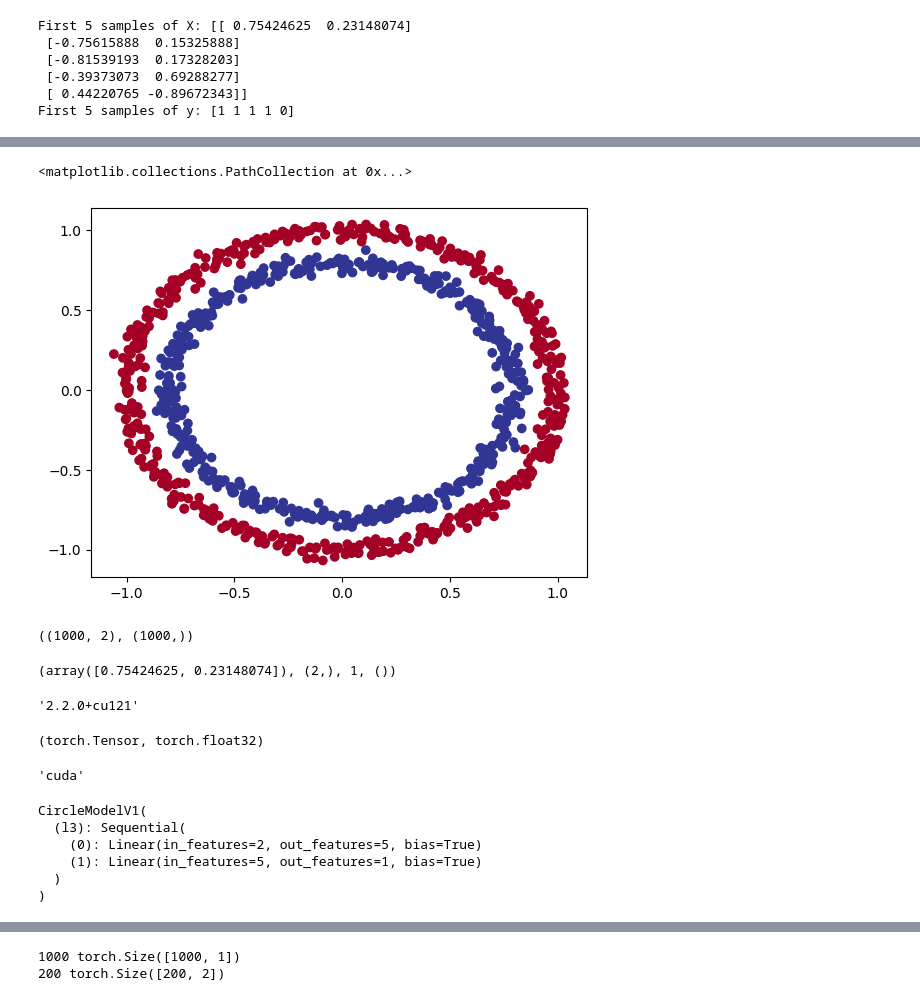
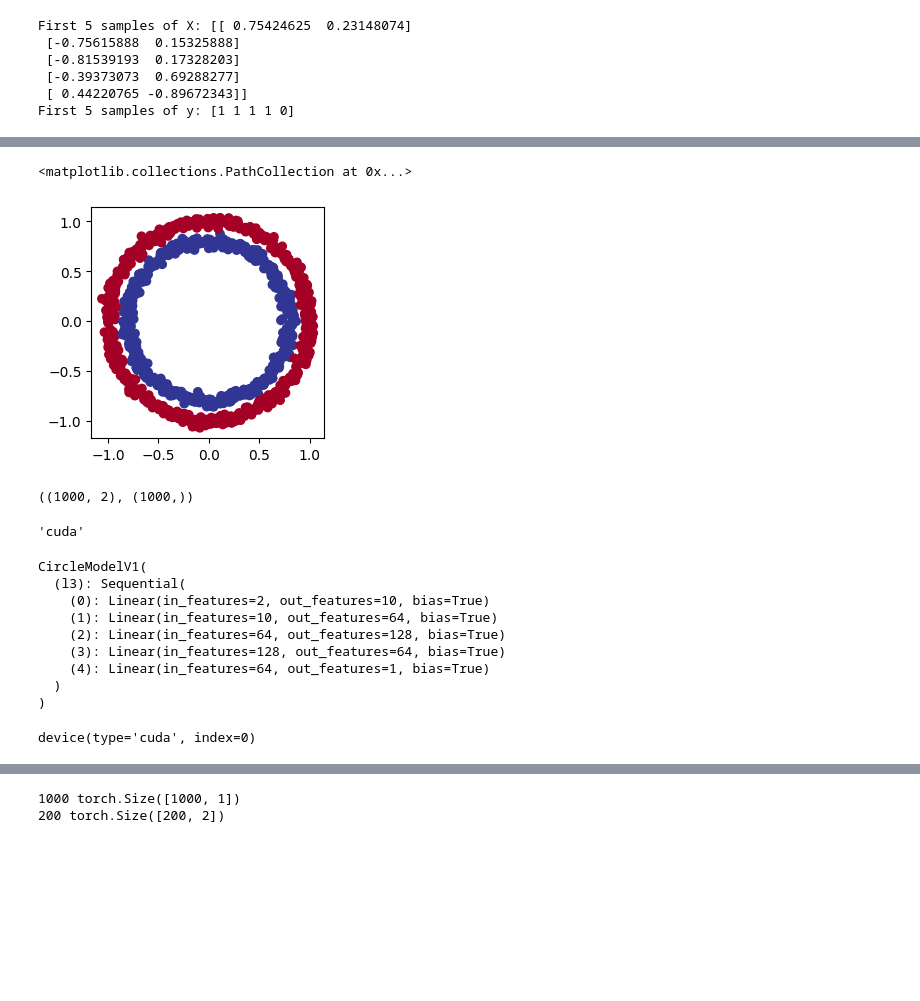
Before and after one commit to ZackFairMoaz/Machine-Learning, a Jupyter notebook: Deep Learning/PyTorch Basics/3-Classification_Neural_Network.ipynb, the cells around one changed output, grey strips where cells are left out. Saved outputs shown, nothing was run; the diff lists cells and outputs as text; code cells hidden in the pictures; blank space fills up the shorter version.

Commit message:
Non linear functions commit

```diff
--- a/Deep Learning/PyTorch Basics/3-Classification_Neural_Network.ipynb
+++ b/Deep Learning/PyTorch Basics/3-Classification_Neural_Network.ipynb
@@ -39,32 +23,19 @@ circles
 # %%
 import matplotlib.pyplot as plt
-
+plt.figure(figsize=(3,3))
 plt.scatter(x=X[:,0], y=X[:,1], c=y, cmap = plt.cm.RdYlBu)
 # %% [output]
 <matplotlib.collections.PathCollection at 0x...>
-[figure, old version]
+[figure, new version]
 # %%
 # shapes checking
 X.shape, y.shape
 # %% [output]
 ((1000, 2), (1000,))
-# %%
-X[0], X[0].shape, y[0], y[0].shape
-# %% [output]
-(array([0.75424625, 0.23148074]), (2,), 1, ())
-# %%
-import torch
-torch.__version__
-# %% [output]
-'2.2.0+cu121'
 # %%
 # Turn data into tensors
 X = torch.from_numpy(X).type(torch.float)
 y = torch.from_numpy(y).type(torch.float)
-# %%
-type(X), X.dtype
-# %% [output]
-(torch.Tensor, torch.float32)
 # %%
 from sklearn.model_selection import train_test_split
 
@@ -83,18 +54,29 @@ class CircleModelV1(nn.Module):
         # self.l1 = nn.Linear(in_features = 2, out_features=5)
         # self.l2 = nn.Linear(in_features = 5, out_features=1)
         self.l3 = nn.Sequential(
-            nn.Linear(in_features=2, out_features=5),
-            nn.Linear(in_features=5, out_features=1)
+            nn.Linear(in_features=2, out_features=10),
+            nn.Linear(in_features=10, out_features=64),
+            nn.Linear(in_features=64, out_features=128),
+            nn.Linear(in_features=128, out_features=64),
+            nn.Linear(in_features=64, out_features=1)
         )
     def forward(self, x):
+        # z = self.l1(x)
+        # z = self.l2(z)
+        # return z
         # return self.l2(self.l1(x))
         return self.l3(x)
 model = CircleModelV1().to(device)
-model
+print(model)
+next(model.parameters()).device
 # %% [output]
 CircleModelV1(
   (l3): Sequential(
-    (0): Linear(in_features=2, out_features=5, bias=True)
-    (1): Linear(in_features=5, out_features=1, bias=True)
+    (0): Linear(in_features=2, out_features=10, bias=True)
+    (1): Linear(in_features=10, out_features=64, bias=True)
+    (2): Linear(in_features=64, out_features=128, bias=True)
+    (3): Linear(in_features=128, out_features=64, bias=True)
+    (4): Linear(in_features=64, out_features=1, bias=True)
   )
 )
+device(type='cuda', index=0)
```
Also changed, not shown: parts of 23 cells of this notebook, 1 other file.
